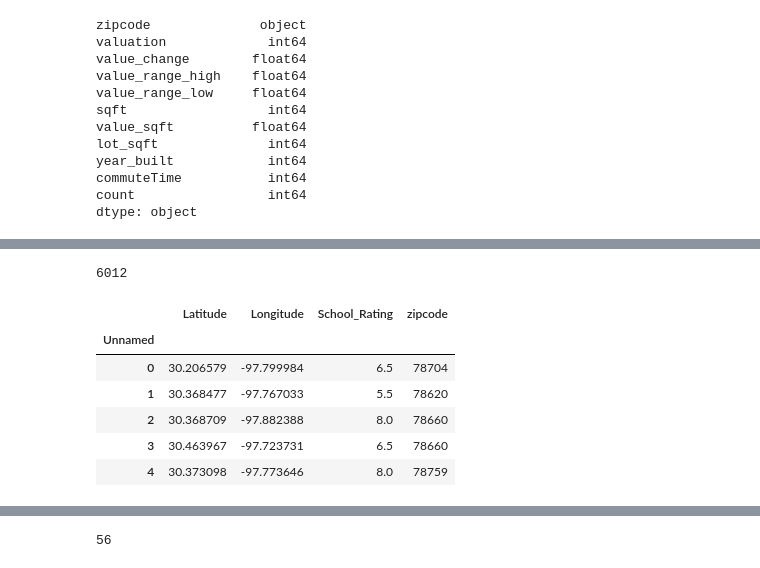
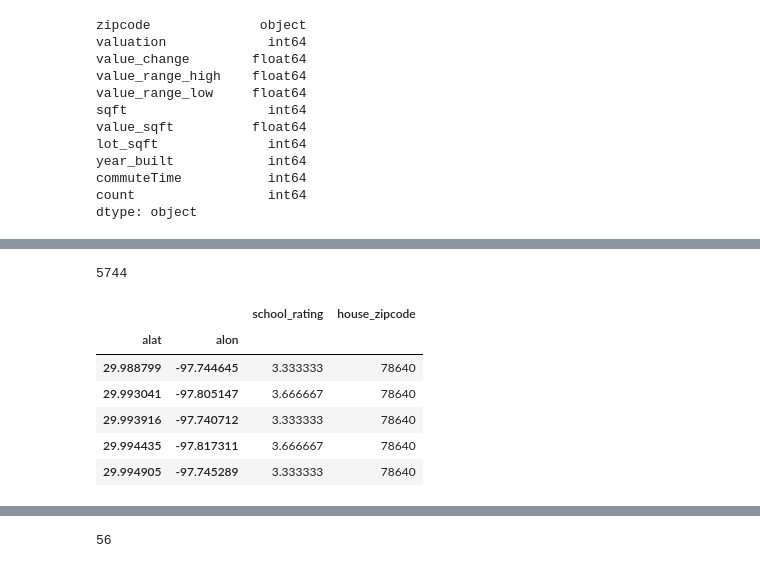
Before and after one commit to vlarie/EPIC_team5_Project2, a Jupyter notebook: jupyter notebooks/tGeoAndData.ipynb, the cells around one changed output, grey strips where cells are left out. Saved outputs shown, nothing was run; the diff lists cells and outputs as text; code cells hidden in the pictures.

```diff
--- a/jupyter notebooks/tGeoAndData.ipynb
+++ b/jupyter notebooks/tGeoAndData.ipynb
@@ -116,5 +116,7 @@ commuteTime           int64
 count                 int64
 dtype: object
 # %%
-fileImport = pd.read_csv('../data/schoolData.csv')
+fileImport = pd.read_csv('../data/schoolDataFINAL.csv')
 schoolDF = pd.DataFrame(fileImport)
+
+schoolDF.head()
@@ -131,3 +139,4 @@ zipcode             int64
 dtype: object
 # %%
-schoolSinglePointDF = schoolDF.groupby(by="Unnamed").mean()
+schoolSinglePointDF = schoolDF.groupby(by=['alat','alon']).mean()
+schoolSinglePointDF.head()
@@ -134,19 +151,19 @@ schoolSinglePointDF = schoolDF.groupby(by="Unnamed").mean()
 # %%
 len(schoolSinglePointDF)
 # %% [output]
-6012
+5744
 # %%
 
-schoolSinglePointDF.zipcode = schoolSinglePointDF.zipcode.astype(int)
+schoolSinglePointDF.house_zipcode = schoolSinglePointDF.house_zipcode.astype(int)
 schoolSinglePointDF.head()
 # %% [output]
-|  | Latitude | Longitude | School_Rating | zipcode |
-| Unnamed |  |  |  |  |
-| 0 | 30.206579 | -97.799984 | 6.5 | 78704 |
-| 1 | 30.368477 | -97.767033 | 5.5 | 78620 |
-| 2 | 30.368709 | -97.882388 | 8.0 | 78660 |
-| 3 | 30.463967 | -97.723731 | 6.5 | 78660 |
-| 4 | 30.373098 | -97.773646 | 8.0 | 78759 |
+|  |  | school_rating | house_zipcode |
+| alat | alon |  |  |
+| 29.988799 | -97.744645 | 3.333333 | 78640 |
+| 29.993041 | -97.805147 | 3.666667 | 78640 |
+| 29.993916 | -97.740712 | 3.333333 | 78640 |
+| 29.994435 | -97.817311 | 3.666667 | 78640 |
+| 29.994905 | -97.745289 | 3.333333 | 78640 |
 # %%
 schoolSinglePointDF.to_csv('schoolSinglePointData.csv', index=False, header=True)
 # %%
```
Also changed, not shown: parts of 12 cells of this notebook, 5 other files.
